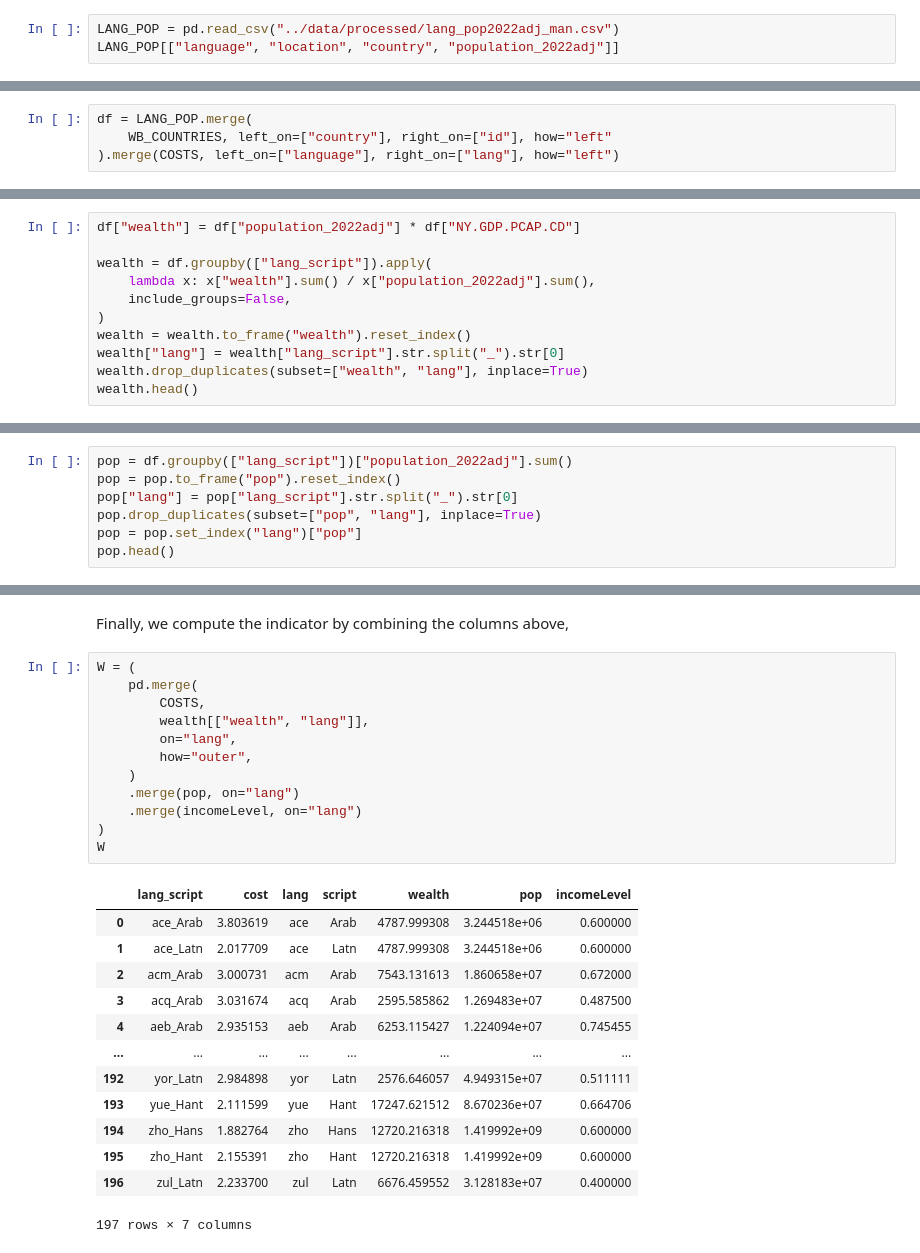
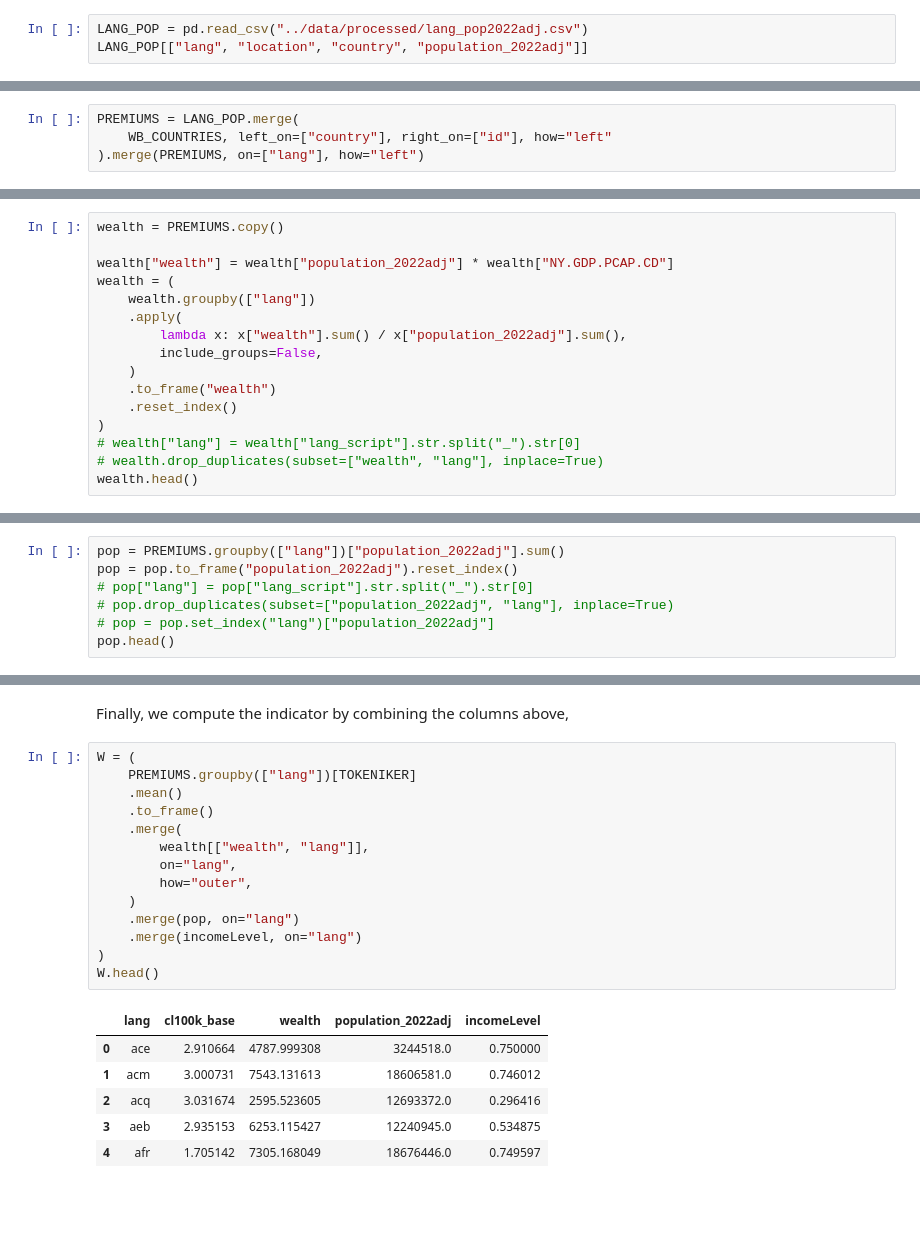
Before and after one commit to worldbank/double-jeopardy-in-llms, a Jupyter notebook: notebooks/compute-premium-costs.ipynb, the cells around one changed output, grey strips where cells are left out. Saved outputs shown, nothing was run; the diff lists cells and outputs as text; blank space fills up the shorter version.

````diff
--- a/notebooks/compute-premium-costs.ipynb
+++ b/notebooks/compute-premium-costs.ipynb
@@ -100,6 +103,6 @@ In this section, we import the pre-cooked data, whose relevant columns are `lang
 Please note that the column `population_2022adj either 2022 or 2023, if available or 2022 adjusted.
 ```
 # %%
-LANG_POP = pd.read_csv("../data/processed/lang_pop2022adj_man.csv")
-LANG_POP[["language", "location", "country", "population_2022adj"]]
+LANG_POP = pd.read_csv("../data/processed/lang_pop2022adj.csv")
+LANG_POP[["lang", "location", "country", "population_2022adj"]]
 # %% [output]
@@ -152,7 +142,7 @@ WB_COUNTRIES = WB_COUNTRIES[
 
 In this section, we merge the datasets to obtain information on the *number of speakers* and *GDP per capita* for each `language` and `country`.
 # %%
-df = LANG_POP.merge(
+PREMIUMS = LANG_POP.merge(
     WB_COUNTRIES, left_on=["country"], right_on=["id"], how="left"
-).merge(COSTS, left_on=["language"], right_on=["lang"], how="left")
+).merge(PREMIUMS, on=["lang"], how="left")
 # %%
@@ -178,12 +153,17 @@ We define an indicator - $W_{lang}$ -  calculated as a population-weighted GDP f
 # %%
-df["wealth"] = df["population_2022adj"] * df["NY.GDP.PCAP.CD"]
+wealth = PREMIUMS.copy()
 
-wealth = df.groupby(["lang_script"]).apply(
-    lambda x: x["wealth"].sum() / x["population_2022adj"].sum(),
-    include_groups=False,
+wealth["wealth"] = wealth["population_2022adj"] * wealth["NY.GDP.PCAP.CD"]
+wealth = (
+    wealth.groupby(["lang"])
+    .apply(
+        lambda x: x["wealth"].sum() / x["population_2022adj"].sum(),
+        include_groups=False,
+    )
+    .to_frame("wealth")
+    .reset_index()
 )
-wealth = wealth.to_frame("wealth").reset_index()
-wealth["lang"] = wealth["lang_script"].str.split("_").str[0]
-wealth.drop_duplicates(subset=["wealth", "lang"], inplace=True)
+# wealth["lang"] = wealth["lang_script"].str.split("_").str[0]
+# wealth.drop_duplicates(subset=["wealth", "lang"], inplace=True)
 wealth.head()
 # %% [output]
@@ -196,10 +176,10 @@ wealth.head()
 # %% [markdown]
 And population,
 # %%
-pop = df.groupby(["lang_script"])["population_2022adj"].sum()
-pop = pop.to_frame("pop").reset_index()
-pop["lang"] = pop["lang_script"].str.split("_").str[0]
-pop.drop_duplicates(subset=["pop", "lang"], inplace=True)
-pop = pop.set_index("lang")["pop"]
+pop = PREMIUMS.groupby(["lang"])["population_2022adj"].sum()
+pop = pop.to_frame("population_2022adj").reset_index()
+# pop["lang"] = pop["lang_script"].str.split("_").str[0]
+# pop.drop_duplicates(subset=["population_2022adj", "lang"], inplace=True)
+# pop = pop.set_index("lang")["population_2022adj"]
 pop.head()
 # %% [output]
@@ -249,30 +247,25 @@ incomeLevel
 Finally, we compute the indicator by combining the columns above,
 # %%
 W = (
-    pd.merge(
-        COSTS,
+    PREMIUMS.groupby(["lang"])[TOKENIKER]
+    .mean()
+    .to_frame()
+    .merge(
         wealth[["wealth", "lang"]],
         on="lang",
         how="outer",
     )
     .merge(pop, on="lang")
     .merge(incomeLevel, on="lang")
 )
-W
+W.head()
 # %% [output]
-|  | lang_script | cost | lang | script | wealth | pop | incomeLevel |
-| 0 | ace_Arab | 3.803619 | ace | Arab | 4787.999308 | 3.244518e+06 | 0.600000 |
-| 1 | ace_Latn | 2.017709 | ace | Latn | 4787.999308 | 3.244518e+06 | 0.600000 |
-| 2 | acm_Arab | 3.000731 | acm | Arab | 7543.131613 | 1.860658e+07 | 0.672000 |
-| 3 | acq_Arab | 3.031674 | acq | Arab | 2595.585862 | 1.269483e+07 | 0.487500 |
-| 4 | aeb_Arab | 2.935153 | aeb | Arab | 6253.115427 | 1.224094e+07 | 0.745455 |
-| ... | ... | ... | ... | ... | ... | ... | ... |
-| 192 | yor_Latn | 2.984898 | yor | Latn | 2576.646057 | 4.949315e+07 | 0.511111 |
-| 193 | yue_Hant | 2.111599 | yue | Hant | 17247.621512 | 8.670236e+07 | 0.664706 |
-| 194 | zho_Hans | 1.882764 | zho | Hans | 12720.216318 | 1.419992e+09 | 0.600000 |
-| 195 | zho_Hant | 2.155391 | zho | Hant | 12720.216318 | 1.419992e+09 | 0.600000 |
-| 196 | zul_Latn | 2.233700 | zul | Latn | 6676.459552 | 3.128183e+07 | 0.400000 |
+|  | lang | cl100k_base | wealth | population_2022adj | incomeLevel |
+| 0 | ace | 2.910664 | 4787.999308 | 3244518.0 | 0.750000 |
+| 1 | acm | 3.000731 | 7543.131613 | 18606581.0 | 0.746012 |
+| 2 | acq | 3.031674 | 2595.523605 | 12693372.0 | 0.296416 |
+| 3 | aeb | 2.935153 | 6253.115427 | 12240945.0 | 0.534875 |
+| 4 | afr | 1.705142 | 7305.168049 | 18676446.0 | 0.749597 |
-197 rows × 7 columns
 # %%
 fig = px.scatter(
     W,
````
Also changed, not shown: parts of 31 cells of this notebook.
